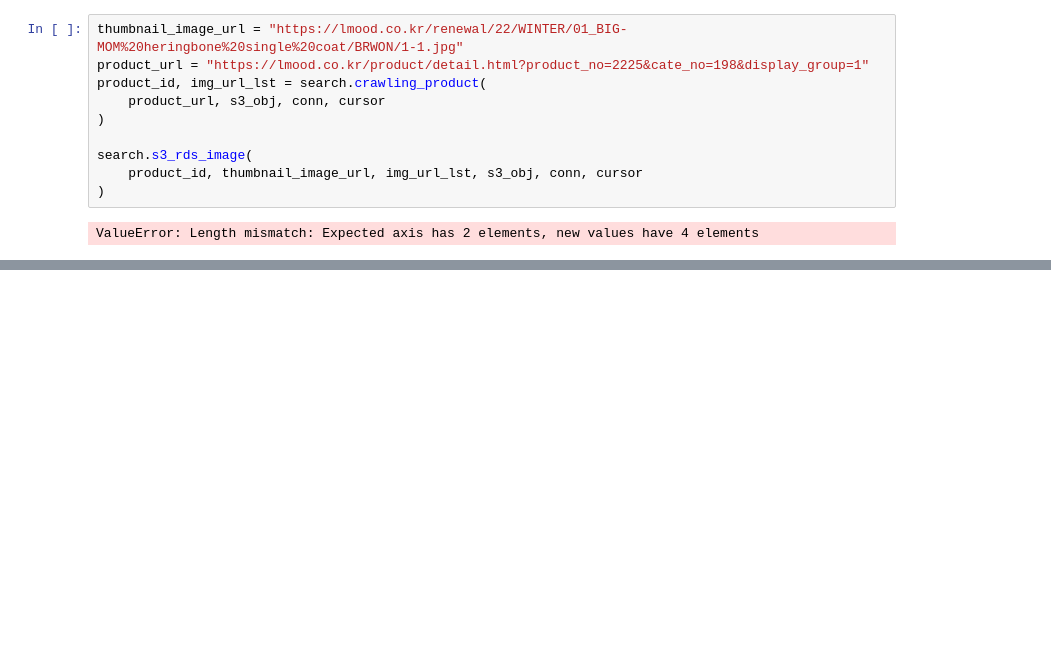
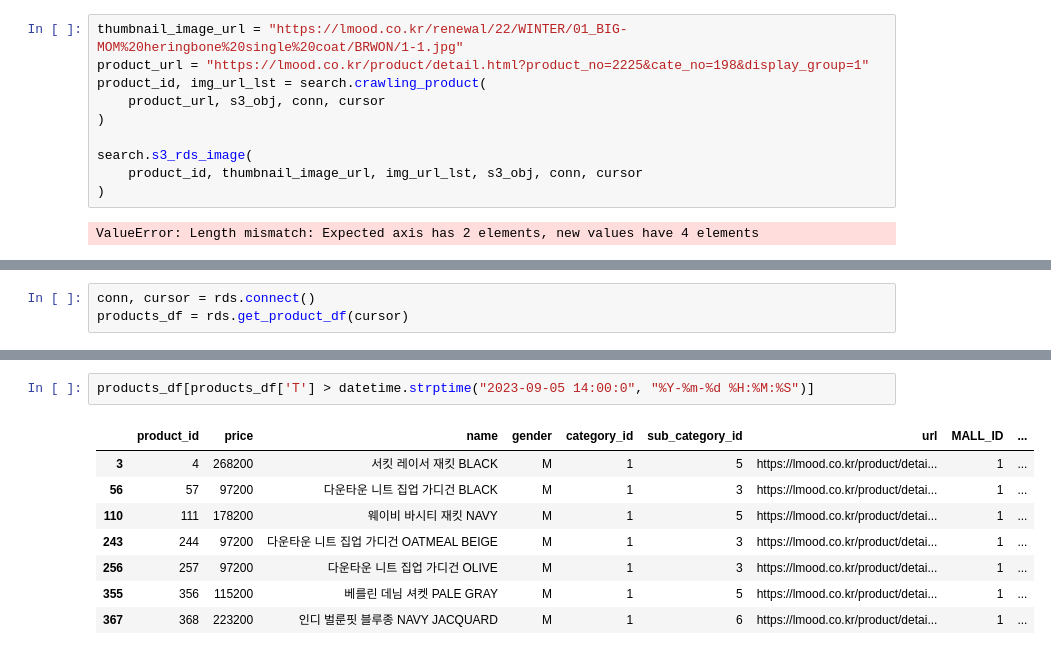
Before and after one commit to YeolJyeongKong/fittering-Crawling, a Jupyter notebook: notebooks/test_update.ipynb, the cells around one changed output, grey strips where cells are left out. Cells and saved outputs as stored; diff of their text form; blank space fills up the shorter version.

```diff
--- a/notebooks/test_update.ipynb
+++ b/notebooks/test_update.ipynb
@@ -313,0 +319,3 @@ ValueError: Length mismatch: Expected axis has 2 elements, new values have 4 ele
+# %%
+conn, cursor = rds.connect()
+products_df = rds.get_product_df(cursor)
@@ -313,0 +342,11 @@ ValueError: Length mismatch: Expected axis has 2 elements, new values have 4 ele
+# %%
+products_df[products_df['T'] > datetime.strptime("2023-09-05 14:00:0", "%Y-%m-%d %H:%M:%S")]
+# %% [output]
+|  | product_id | price | name | gender | category_id | sub_category_id | url | MALL_ID | ... |
+| 3 | 4 | 268200 | 서킷 레이서 재킷 BLACK | M | 1 | 5 | https://lmood.co.kr/product/detai... | 1 | ... |
+| 56 | 57 | 97200 | 다운타운 니트 집업 가디건 BLACK | M | 1 | 3 | https://lmood.co.kr/product/detai... | 1 | ... |
+| 110 | 111 | 178200 | 웨이비 바시티 재킷 NAVY | M | 1 | 5 | https://lmood.co.kr/product/detai... | 1 | ... |
+| 243 | 244 | 97200 | 다운타운 니트 집업 가디건 OATMEAL BEIGE | M | 1 | 3 | https://lmood.co.kr/product/detai... | 1 | ... |
+| 256 | 257 | 97200 | 다운타운 니트 집업 가디건 OLIVE | M | 1 | 3 | https://lmood.co.kr/product/detai... | 1 | ... |
+| 355 | 356 | 115200 | 베를린 데님 셔켓 PALE GRAY | M | 1 | 5 | https://lmood.co.kr/product/detai... | 1 | ... |
+| 367 | 368 | 223200 | 인디 벌룬핏 블루종 NAVY JACQUARD | M | 1 | 6 | https://lmood.co.kr/product/detai... | 1 | ... |
```
Also changed, not shown: parts of 4 cells of this notebook, 1 other file.
